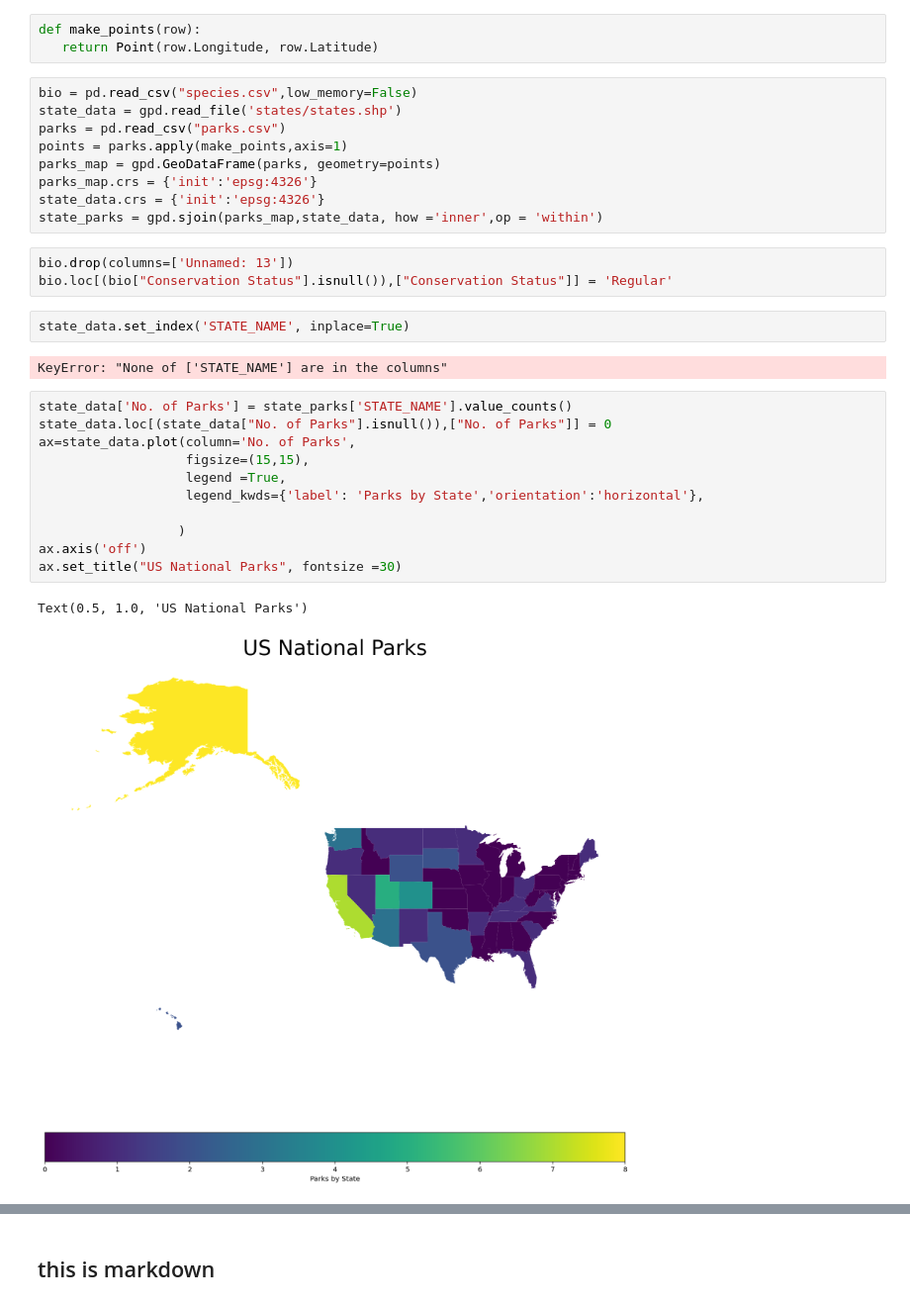
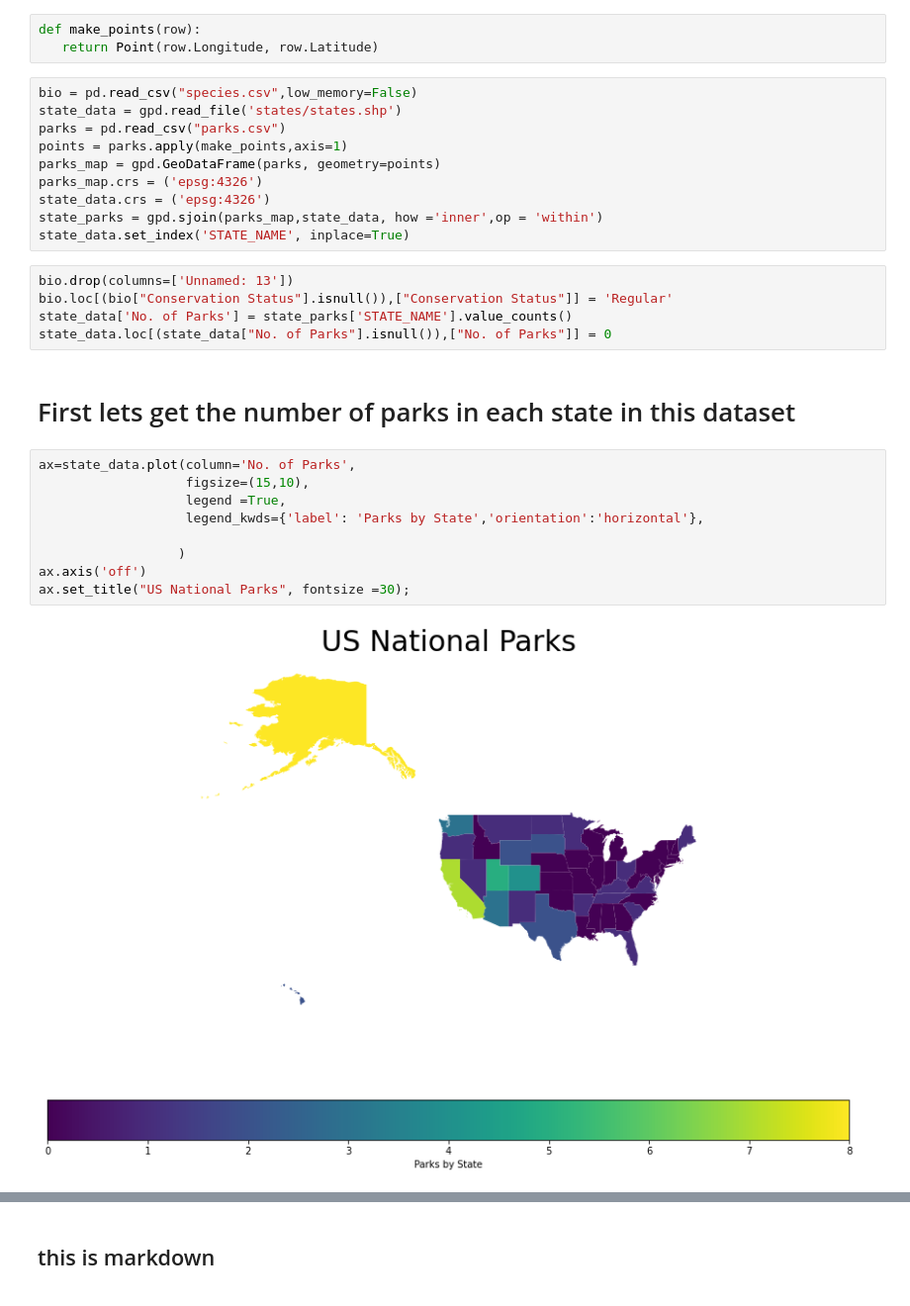
Before and after one commit to elc487/biodiversity_USNTLParks, a Jupyter notebook: Biodiversity of National Parks.ipynb, the cells around one changed output, grey strips where cells are left out. Shown at 99% size. Drawn from its saved outputs; the diff is of its cells as text.

```diff
--- a/Biodiversity of National Parks.ipynb
+++ b/Biodiversity of National Parks.ipynb
@@ -16,28 +14,26 @@ state_data = gpd.read_file('states/states.shp')
 parks = pd.read_csv("parks.csv")
 points = parks.apply(make_points,axis=1)
 parks_map = gpd.GeoDataFrame(parks, geometry=points)
-parks_map.crs = {'init':'epsg:4326'}
-state_data.crs = {'init':'epsg:4326'}
+parks_map.crs = ('epsg:4326')
+state_data.crs = ('epsg:4326')
 state_parks = gpd.sjoin(parks_map,state_data, how ='inner',op = 'within')
+state_data.set_index('STATE_NAME', inplace=True)
 # %%
 bio.drop(columns=['Unnamed: 13'])
 bio.loc[(bio["Conservation Status"].isnull()),["Conservation Status"]] = 'Regular'
+state_data['No. of Parks'] = state_parks['STATE_NAME'].value_counts()
+state_data.loc[(state_data["No. of Parks"].isnull()),["No. of Parks"]] = 0
-# %%
-state_data.set_index('STATE_NAME', inplace=True)
-# %% [output]
-KeyError: "None of ['STATE_NAME'] are in the columns"
+# %% [markdown]
+# First lets get the number of parks in each state in this dataset
 # %%
-state_data['No. of Parks'] = state_parks['STATE_NAME'].value_counts()
-state_data.loc[(state_data["No. of Parks"].isnull()),["No. of Parks"]] = 0
 ax=state_data.plot(column='No. of Parks',
-                   figsize=(15,15),
+                   figsize=(15,10),
                    legend =True,
                    legend_kwds={'label': 'Parks by State','orientation':'horizontal'},
 
                   )
 ax.axis('off')
-ax.set_title("US National Parks", fontsize =30)
+ax.set_title("US National Parks", fontsize =30);
 # %% [output]
-Text(0.5, 1.0, 'US National Parks')
-[figure, old version]
+[figure, new version]
 # %%
```
Also changed, not shown: parts of 6 cells of this notebook.
